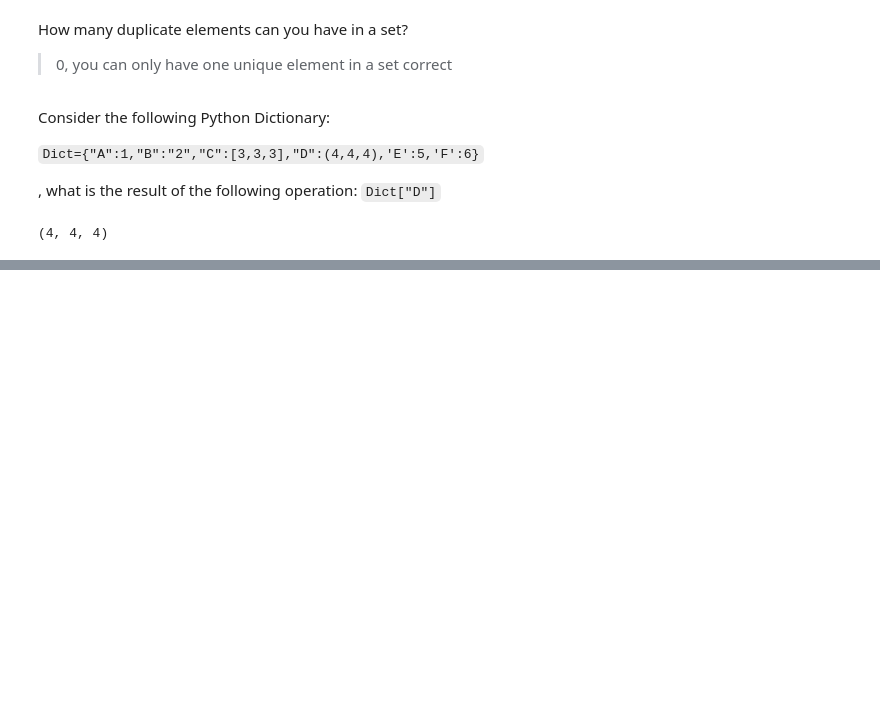
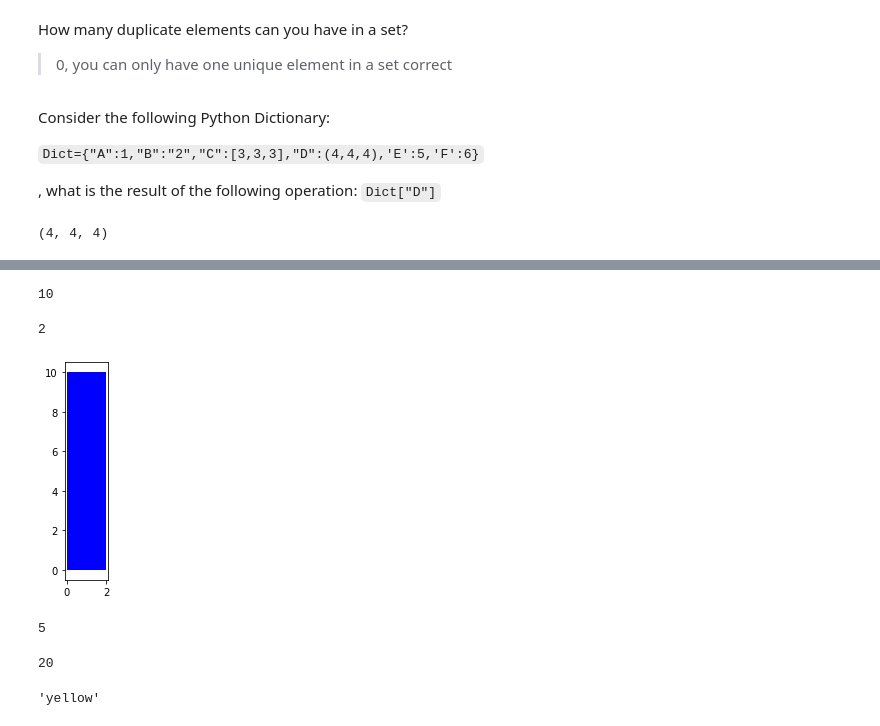
Before and after one commit to rubensgamaliel/CognitiveClass, a Jupyter notebook: Python_DS/Cognitive_class_basics.ipynb, the cells around one changed output, grey strips where cells are left out. Cells and saved outputs as stored; diff of their text form; code cells hidden in the pictures; blank space fills up the shorter version.

```diff
--- a/Python_DS/Cognitive_class_basics.ipynb
+++ b/Python_DS/Cognitive_class_basics.ipynb
@@ -198,0 +638,36 @@ Dict["D"]
+# %%
+# Create a new Rectangle class for creating a rectangle object
+
+class Rectangle(object):
+
+    # Constructor
+    def __init__(self, width=2, height=3, color='r'):
+        self.height = height
+        self.width = width
+        self.color = color
+
+    # Method
+    def drawRectangle(self):
+        plt.gca().add_patch(plt.Rectangle((0, 0), self.width, self.height ,fc=self.color))
+        plt.axis('scaled')
+        plt.show()
+# %%
+# Create a new object rectangle
+
+SkinnyBlueRectangle = Rectangle(2, 10, 'blue')
+# %%
+# Print the object attribute height
+
+SkinnyBlueRectangle.height
+# %% [output]
+10
+# %%
+# Print the object attribute width
+
+SkinnyBlueRectangle.width
+# %% [output]
+2
+# %%
+SkinnyBlueRectangle.drawRectangle()
+# %% [output]
+[figure, added]
@@ -198,0 +678,18 @@ Dict["D"]
+# %%
+# Print the object attribute height
+
+FatYellowRectangle.height
+# %% [output]
+5
+# %%
+# Print the object attribute width
+
+FatYellowRectangle.width
+# %% [output]
+20
+# %%
+# Print the object attribute color
+
+FatYellowRectangle.color
+# %% [output]
+'yellow'
```
Also changed, not shown: parts of 82 cells of this notebook.
